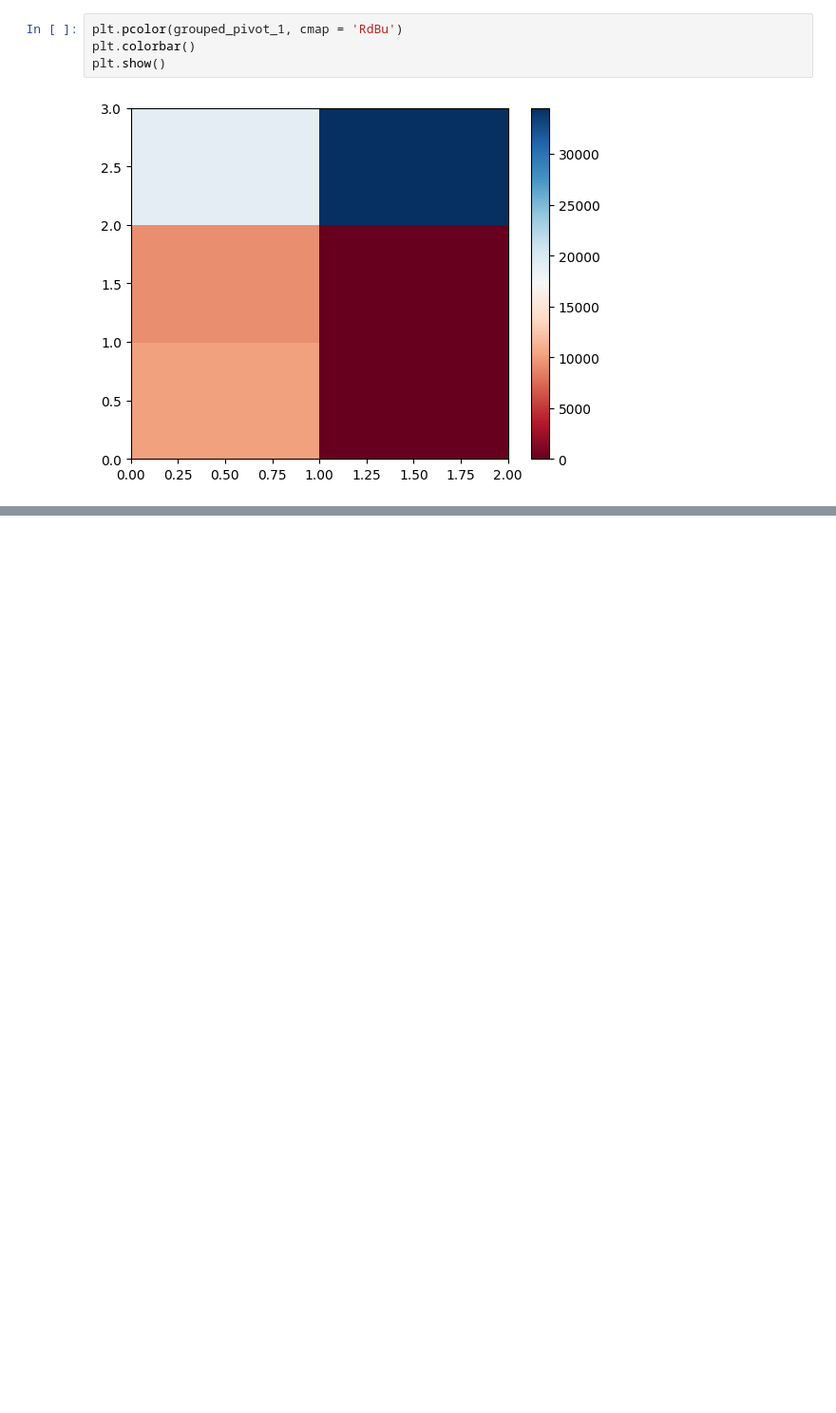
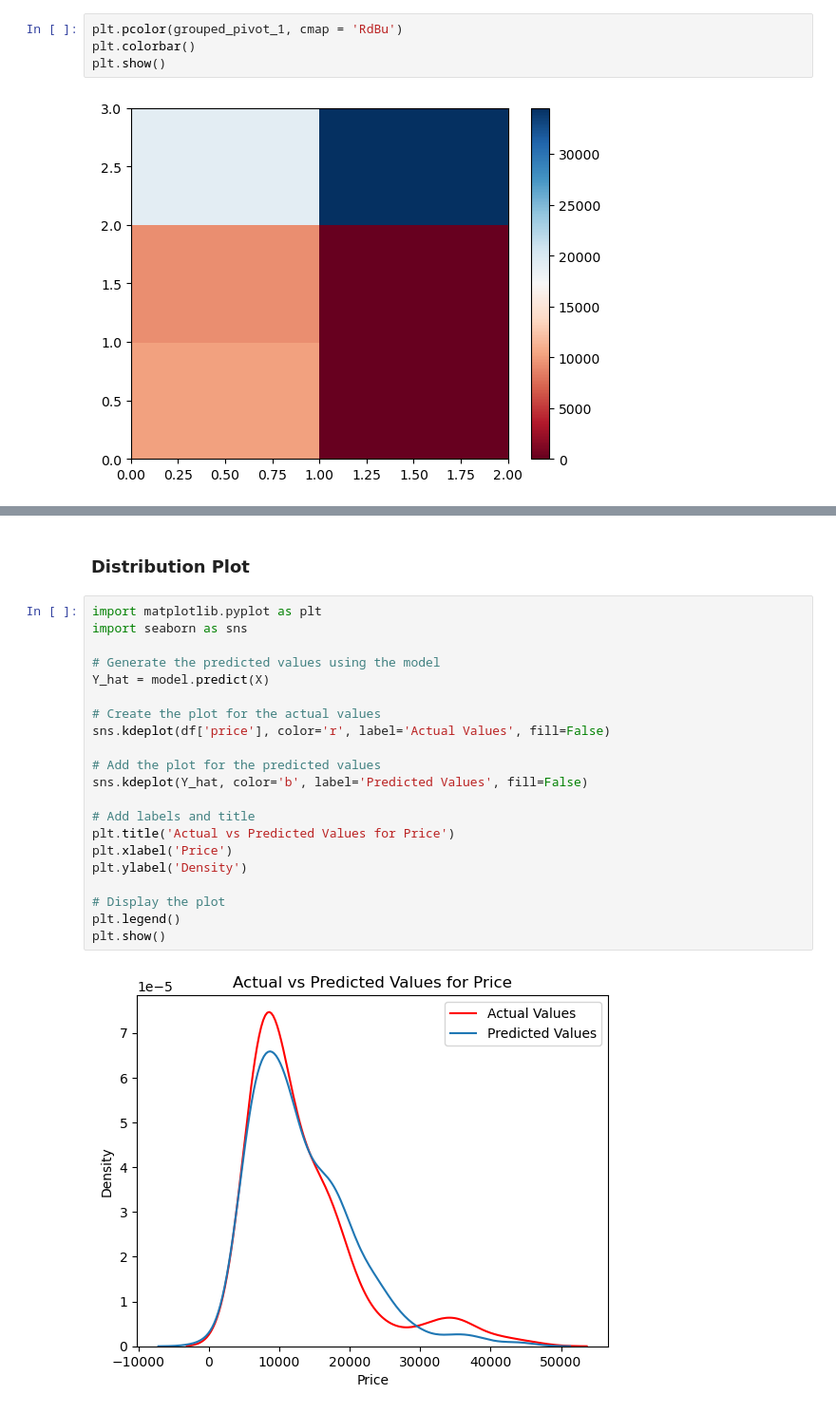
Before and after one commit to dylanxlam/data_visualization_practive, a Jupyter notebook: exercises/4linear_regression.ipynb, the cells around one changed output, grey strips where cells are left out. Shown at 95% size. Cells and saved outputs as stored; diff of their text form; blank space fills up the shorter version.

```diff
--- a/exercises/4linear_regression.ipynb
+++ b/exercises/4linear_regression.ipynb
@@ -188,0 +240,25 @@ plt.show()
+# %% [markdown]
+### **Distribution Plot**
+# %%
+import matplotlib.pyplot as plt
+import seaborn as sns
+
+# Generate the predicted values using the model
+Y_hat = model.predict(X)
+
+# Create the plot for the actual values
+sns.kdeplot(df['price'], color='r', label='Actual Values', fill=False)
+
+# Add the plot for the predicted values
+sns.kdeplot(Y_hat, color='b', label='Predicted Values', fill=False)
+
+# Add labels and title
+plt.title('Actual vs Predicted Values for Price')
+plt.xlabel('Price')
+plt.ylabel('Density')
+
+# Display the plot
+plt.legend()
+plt.show()
+# %% [output]
+[figure, added]
```
Also changed, not shown: parts of 13 cells of this notebook, 5 other files.
